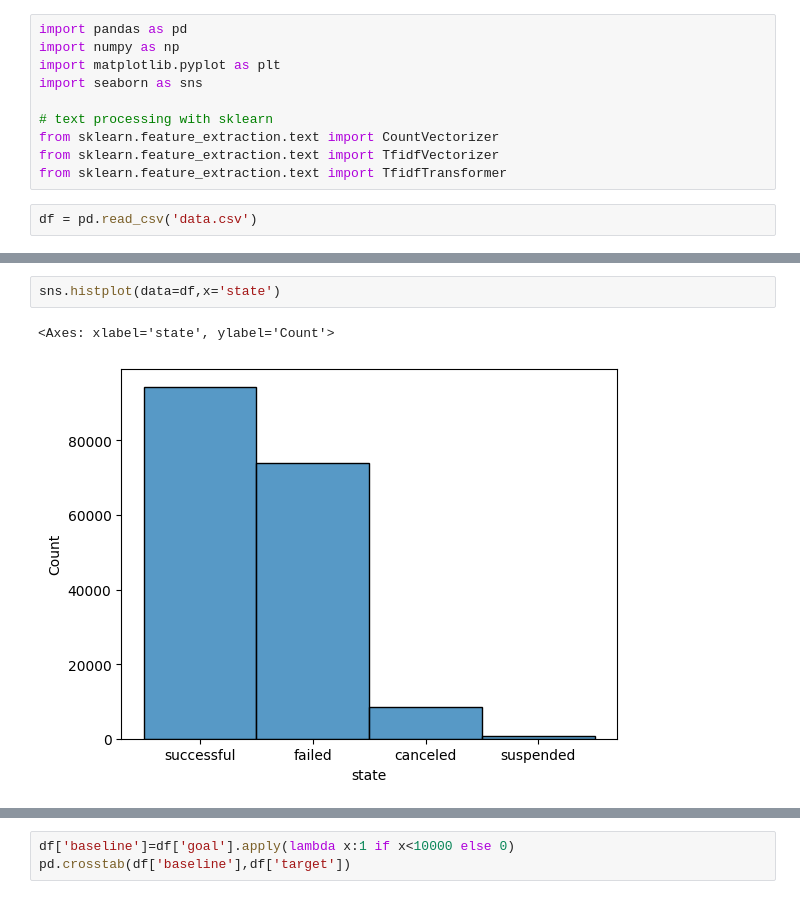
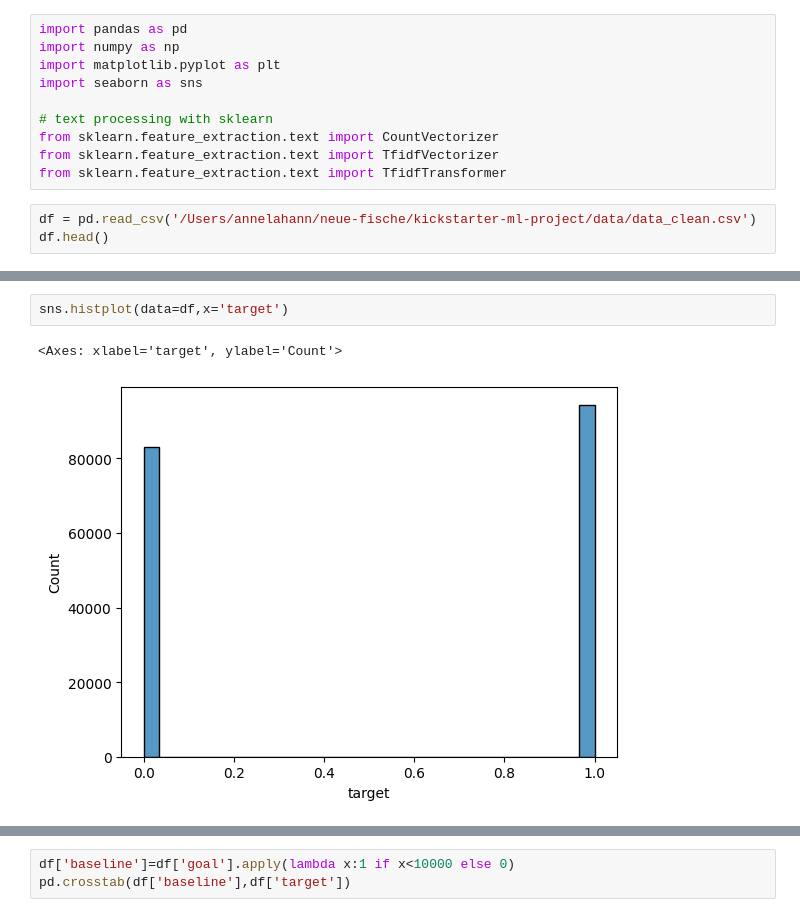
Before and after one commit to macizomedia/kickstarter-ml-project, a Jupyter notebook: feat_eng.ipynb, the cells around one changed output, grey strips where cells are left out. Saved outputs shown, nothing was run; the diff lists cells and outputs as text.

```diff
--- a/feat_eng.ipynb
+++ b/feat_eng.ipynb
@@ -9,4 +9,5 @@ from sklearn.feature_extraction.text import CountVectorizer
 from sklearn.feature_extraction.text import TfidfVectorizer
 from sklearn.feature_extraction.text import TfidfTransformer
 # %%
-df = pd.read_csv('data.csv')
+df = pd.read_csv('/Users/annelahann/neue-fische/kickstarter-ml-project/data/data_clean.csv')
+df.head()
@@ -55,5 +53,5 @@ df.describe().T
 # %%
-sns.histplot(data=df,x='state')
+sns.histplot(data=df,x='target')
 # %% [output]
-<Axes: xlabel='state', ylabel='Count'>
+<Axes: xlabel='target', ylabel='Count'>
-[figure, old version]
+[figure, new version]
```
Also changed, not shown: parts of 36 cells of this notebook, 1 other file.
